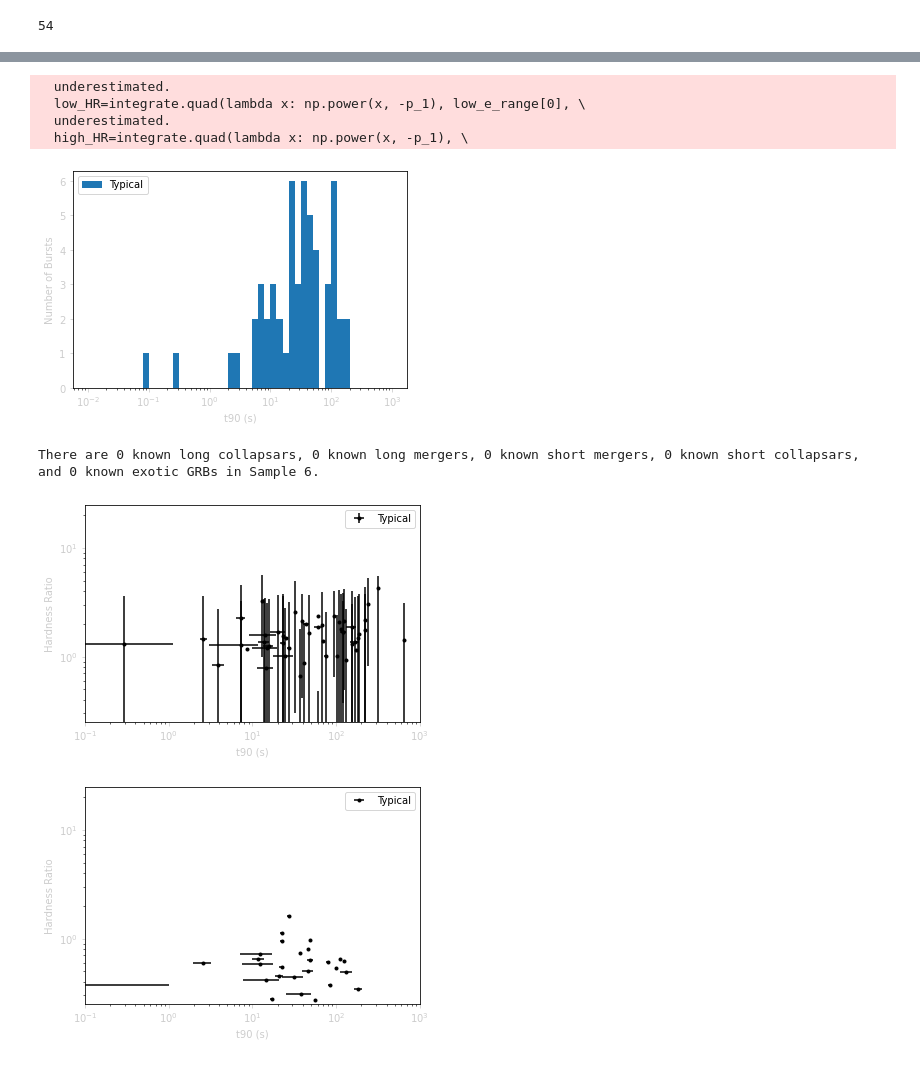
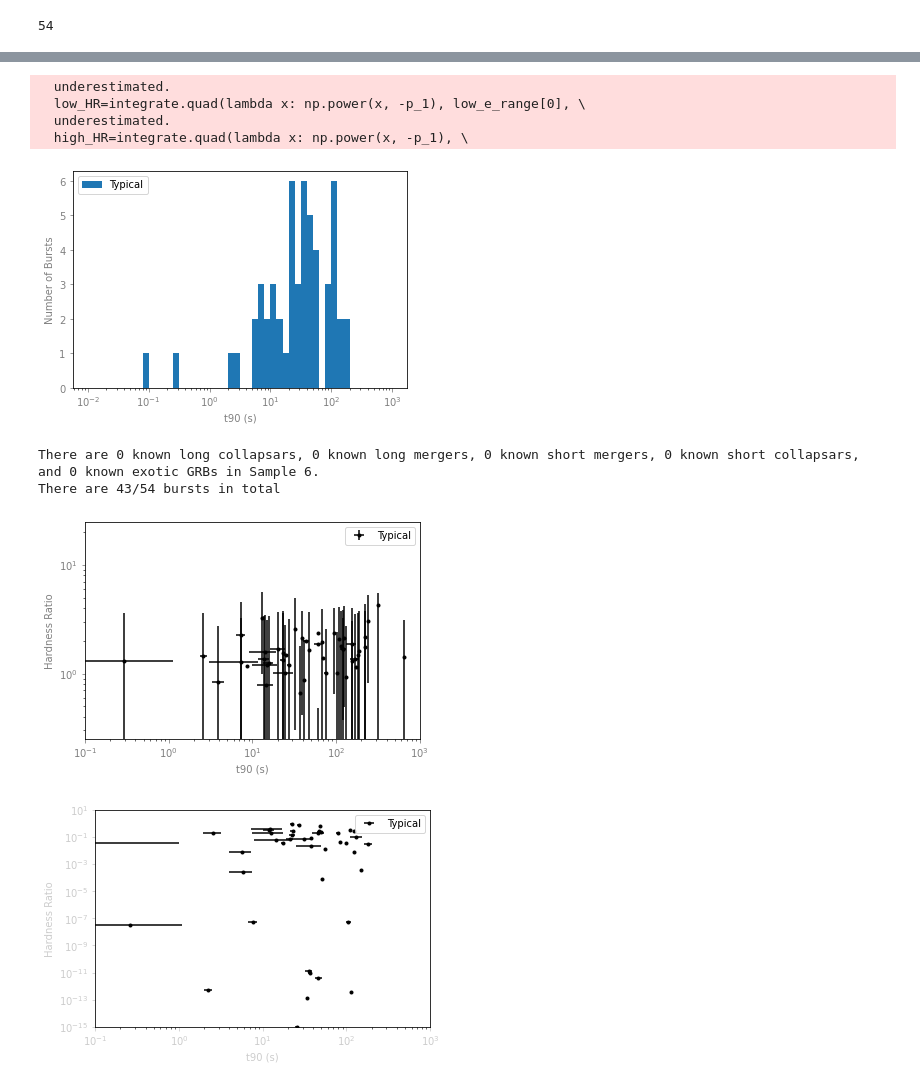
Before and after one commit to nuessle167/mirrored_prediction_paper, a Jupyter notebook: Cursed_code.ipynb, the cells around one changed output, grey strips where cells are left out. Drawn from its saved outputs; the diff is of its cells as text; code cells hidden in the pictures.

```diff
--- a/Cursed_code.ipynb
+++ b/Cursed_code.ipynb
@@ -131,8 +131,8 @@ def HR_err_func(S_top, S_bot, sig_S_top, sig_S_bot):
     return HR_err
 
 def Fermi_HR_func(relevant_fermi_data, spectral_model, entry):
-    low_e_range=[25, 50]
-    high_e_range=[50, 100]
+    low_e_range=[15, 150]
+    high_e_range=[150, 1500]
     if spectral_model=='pflx_plaw              ' or spectral_model==1:
         p_1=relevant_fermi_data.at[entry, 'pflx_plaw_index']
         low_HR=integrate.quad(lambda x: np.power(x, p_1), low_e_range[0], \
@@ -2001,7 +2304,7 @@ exotic_t90_err=np.where(exo_sample_6_data['t90_error'] != 'N/A', \
 if len(exotic_t90_err)>0:
     for j in range(0, len(exotic_t90_err)):
         exotic_t90_err[j]=float(exotic_t90_err[j])
-typical_sample_6_data=sample_6_data[~(lm_mask&lc_mask&sm_mask&sc_mask&exo_mask)]
+typical_sample_6_data=sample_6_data[~(lm_mask|lc_mask|sm_mask|sc_mask|exo_mask)]
 for i in typical_sample_6_data.index.to_list():
     if valid_fluences.at[int(sample_6_data.at[i, 'Swift row']), ' 25_50kev '] != ' N/A '\
         and valid_fluences.at[int(sample_6_data.at[i, 'Swift row']),' 25_50kev '] != ' N/A ':
@@ -2049,17 +2352,25 @@ plt.hist(typical_t90, bins=bins)
 # plt.hist(short_merger_t90, bins=bins)
 # plt.hist(exotic_t90, bins=bins)
 plt.xscale('log')
-plt.tick_params(axis='x', colors='0.8')
-plt.tick_params(axis='y', colors='0.8')
+plt.tick_params(axis='x', colors='0.5')
+plt.tick_params(axis='y', colors='0.5')
 plt.legend(['Typical'])#, 'Exotic'])
-plt.xlabel("t90 (s)", color="0.8")
-plt.ylabel("Number of Bursts", color="0.8")
+plt.xlabel("t90 (s)", color="0.5")
+plt.ylabel("Number of Bursts", color="0.5")
 plt.show()
 print("There are {} known long collapsars, {} known long \
 mergers, {} known short mergers, {} known short collapsars, and \
 {} known exotic GRBs in Sample 6.".\
 format(len(long_collapsar_t90), len(long_merger_t90), \
        len(short_merger_t90), len(short_collapsar_t90), len(exotic_t90)))
+print('There are {}/{} bursts in total'.format(np.count_nonzero(\
+                                                ~np.isnan(swift_long_collapsar_HR))\
+        +np.count_nonzero(~np.isnan(fermi_long_merger_HR))+\
+        np.count_nonzero(~np.isnan(fermi_short_merger_HR))+\
+        np.count_nonzero(~np.isnan(fermi_short_collapsar_HR))+\
+        np.count_nonzero(~np.isnan(fermi_exotic_HR))+\
+                                        np.count_nonzero(~np.isnan(fermi_typical_HR)), \
+                                              len(sample_6_data)))
 plt.errorbar(x=swift_typical_t90, y=swift_typical_HR, \
              yerr=np.transpose(swift_typical_HR_err), \
              xerr=typical_t90_err, marker=".", color='k', ls='none')
@@ -2069,11 +2380,11 @@ plt.errorbar(x=swift_long_collapsar_t90, y=swift_long_collapsar_HR, \
 plt.axis([0.1, 1000, 0.25, 25])
 plt.xscale('log')
 plt.yscale('log')
-plt.tick_params(axis='x', colors='0.8')
-plt.tick_params(axis='y', colors='0.8')
+plt.tick_params(axis='x', colors='0.5')
+plt.tick_params(axis='y', colors='0.5')
 plt.legend(['Typical'])
-plt.xlabel("t90 (s)", color="0.8")
-plt.ylabel("Hardness Ratio", color="0.8")
+plt.xlabel("t90 (s)", color="0.5")
+plt.ylabel("Hardness Ratio", color="0.5")
 plt.show()
 plt.errorbar(x=typical_t90, y=fermi_typical_HR,\
 #              yerr=np.transpose(typical_HR_err), \
@@ -2081,34 +2392,35 @@ plt.errorbar(x=typical_t90, y=fermi_typical_HR,\
              marker=".", color='k', ls='none')
 # plt.errorbar(x=long_collapsar_t90, y=fermi_long_collapsar_HR, \
 # #              yerr=np.transpose(long_collapsar_HR_err),
 #              xerr=long_collapsar_t90_err,\
 #              marker="o", ls='none')
 # plt.errorbar(x=long_merger_t90, y=long_merger_HR, \
 # #              yerr=np.transpose(long_merger_HR_err), xerr=long_merger_t90_err,\
 #              marker="*", ls='none')
 # plt.errorbar(x=short_collapsar_t90, y=short_collapsar_HR, \
 # #              yerr=np.transpose(short_collapsar_HR_err), xerr=short_collapsar_t90_err,\
 #              marker="^", ls='none')
 # plt.errorbar(x=short_merger_t90, y=short_merger_HR, \
 # #              yerr=np.transpose(short_merger_HR_err), xerr=short_merger_t90_err, \
 #              marker="+", ls='none')
 # plt.errorbar(x=exotic_t90, y=exotic_HR, yerr=np.transpose(exotic_HR_err), \
 #              xerr=exotic_t90_err, marker="o", ls='none')
-plt.axis([0.1, 1000, 0.25, 25])
+plt.axis([0.1, 1000, 1e-15, 10])
 plt.xscale('log')
 plt.yscale('log')
 plt.tick_params(axis='x', colors='0.8')
 plt.tick_params(axis='y', colors='0.8')
 plt.legend(['Typical'])
 plt.xlabel("t90 (s)", color="0.8")
 plt.ylabel("Hardness Ratio", color="0.8")
 plt.show()
 # %% [output]
   underestimated.
   low_HR=integrate.quad(lambda x: np.power(x, -p_1), low_e_range[0], \
   underestimated.
   high_HR=integrate.quad(lambda x: np.power(x, -p_1), \
-[figure, old version]
+[figure, new version]
 There are 0 known long collapsars, 0 known long mergers, 0 known short mergers, 0 known short collapsars, and 0 known exotic GRBs in Sample 6.
+There are 43/54 bursts in total
-[figure, old version]
+[figure, new version]
-[figure, old version]
+[figure, new version]
```
Also changed, not shown: parts of 6 cells of this notebook.
